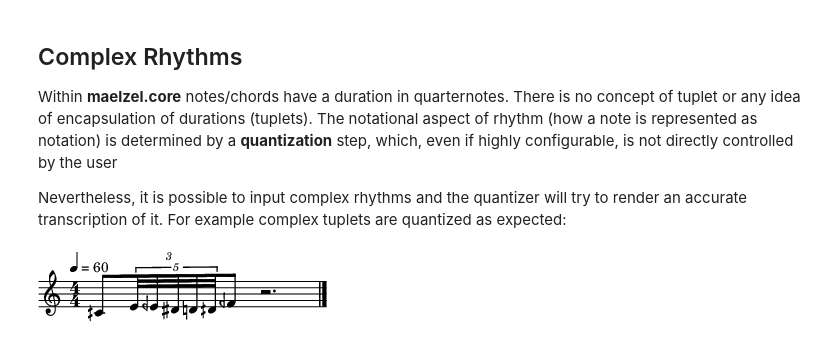
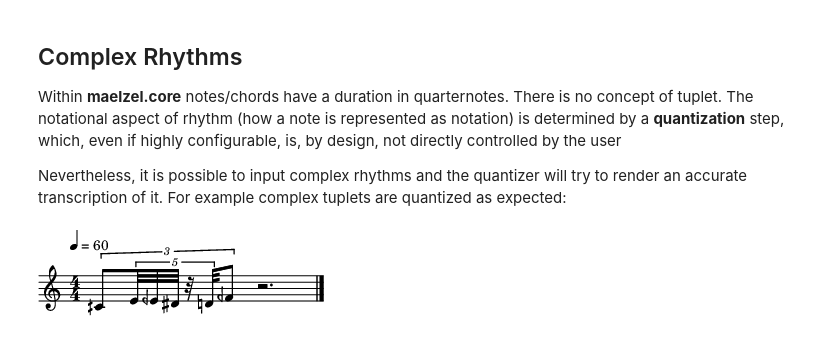
Before and after one commit to gesellkammer/maelzel, a Jupyter notebook: notebooks/demo-complex-rhythms.ipynb, the cells around one changed output. Saved outputs shown, nothing was run; the diff lists cells and outputs as text; code cells hidden in the pictures.

```diff
--- a/notebooks/demo-complex-rhythms.ipynb
+++ b/notebooks/demo-complex-rhythms.ipynb
@@ -3,31 +3,31 @@
 
 
 Within **maelzel.core** notes/chords have a duration in
-quarternotes. There is no concept of tuplet or any idea of
-encapsulation of durations (tuplets). The notational aspect
+quarternotes. There is no concept of tuplet. The notational aspect
 of rhythm (how a note is represented as notation) is determined by a
-**quantization** step, which, even if highly configurable, is not directly
-controlled by the user
+**quantization** step, which, even if highly configurable, is, by design,
+not directly controlled by the user
 
 Nevertheless, it is possible to input complex rhythms and the
 quantizer will try to render an accurate transcription of
 it. For example complex tuplets are quantized as expected:
 # %%
 from maelzel.core import *
-
-v = Chain([
-    Note("4C+!", dur=F(1, 3)),
-
-    Note("4E",  dur=F(1, 3)*F(1, 5)),
-    Note("4E-", dur=F(1, 3)*F(1, 5)),
-    Note("4Eb", dur=F(1, 3)*F(1, 5)),
-    Note("4D",  dur=F(1, 3)*F(1, 5)),
-    Note("4D+", dur=F(1, 3)*F(1, 5)),
-
-    Note("4F-", dur=F(1, 3)),
-])
-v.show()
+config = getConfig()
+config['quant.complexity'] = 'highest'
-# %% [output]
-[figure, removed]
+# %%
+v = Chain([
+    Note("4C+!", dur=F(1, 3)),
+
+    Note("4E",  dur=F(1, 3)*F(1, 5)),
+    Note("4E-", dur=F(1, 3)*F(1, 5)),
+    Note("4Eb", dur=F(1, 3)*F(1, 5)),
+    Rest(dur=F(1, 3)*F(1, 5)),
+    Note("4D",  dur=F(1, 3)*F(1, 5)),
+    Note("4F-", dur=F(1, 3)),
+])
+v.show()
+# %% [output]
+[figure, added]
 # %% [markdown]
 ## Ferneyhough's Third String Quartet, violin 1
```
Also changed, not shown: parts of 10 cells of this notebook, 19 other files.
